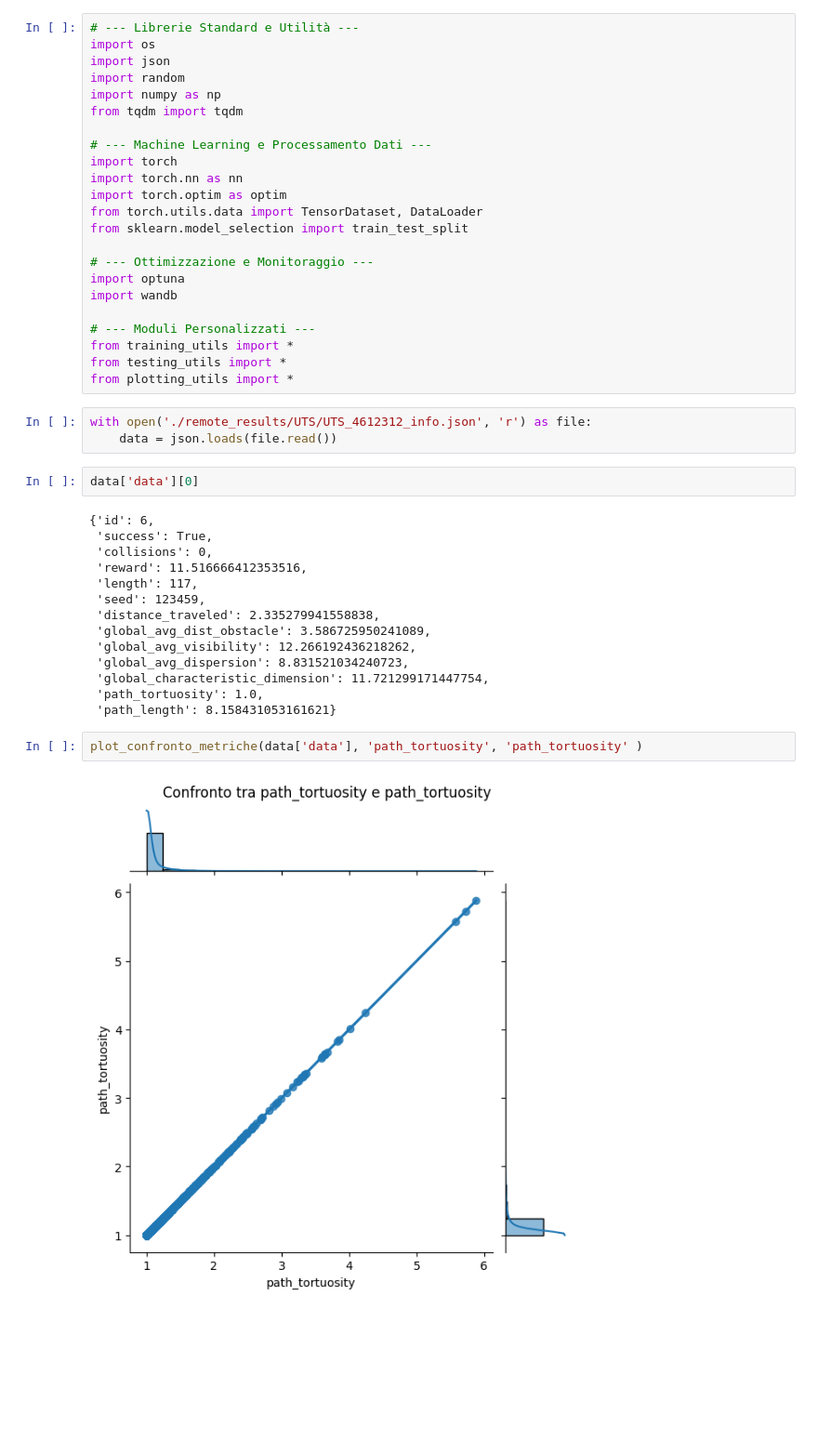
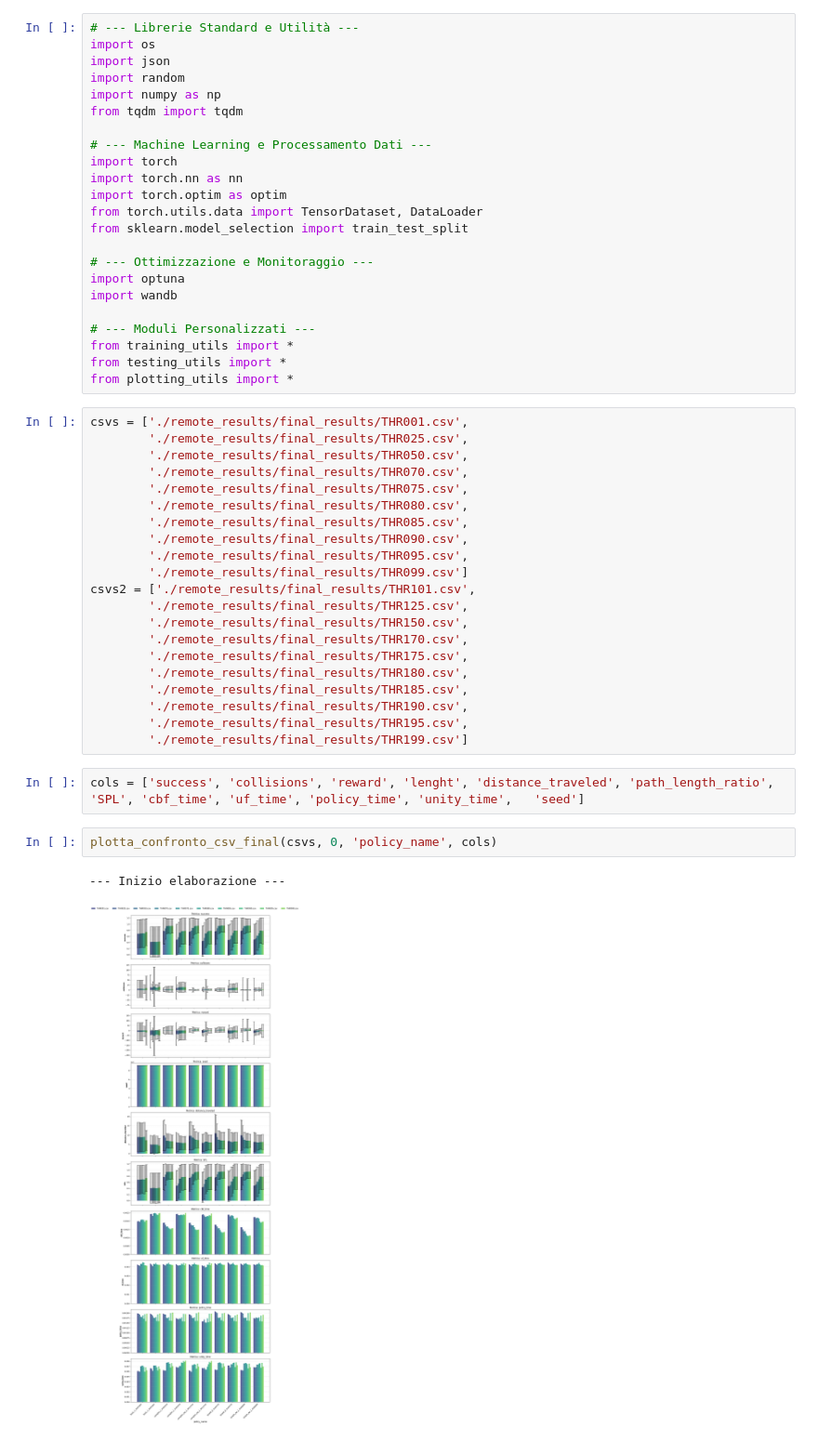
Before and after one commit to GiacomoAru/UASRL, a Jupyter notebook: data_analysis.ipynb, the cells around one changed output. Shown at 93% size. Cells and saved outputs as stored; diff of their text form; blank space fills up the shorter version.

```diff
--- a/data_analysis.ipynb
+++ b/data_analysis.ipynb
@@ -21,26 +21,31 @@ import wandb
 from training_utils import *
 from testing_utils import *
 from plotting_utils import *
-# %%
-with open('./remote_results/UTS/UTS_4612312_info.json', 'r') as file:
-    data = json.loads(file.read())
-# %%
-data['data'][0]
-# %% [output]
-{'id': 6,
- 'success': True,
- 'collisions': 0,
- 'reward': 11.516666412353516,
- 'length': 117,
- 'seed': 123459,
- 'distance_traveled': 2.335279941558838,
- 'global_avg_dist_obstacle': 3.586725950241089,
- 'global_avg_visibility': 12.266192436218262,
- 'global_avg_dispersion': 8.831521034240723,
- 'global_characteristic_dimension': 11.721299171447754,
- 'path_tortuosity': 1.0,
- 'path_length': 8.158431053161621}
-# %%
-plot_confronto_metriche(data['data'], 'path_tortuosity', 'path_tortuosity' )
-# %% [output]
-[figure, removed]
+# %%
+csvs = ['./remote_results/final_results/THR001.csv',
+        './remote_results/final_results/THR025.csv',
+        './remote_results/final_results/THR050.csv',
+        './remote_results/final_results/THR070.csv',
+        './remote_results/final_results/THR075.csv',
+        './remote_results/final_results/THR080.csv',
+        './remote_results/final_results/THR085.csv',
+        './remote_results/final_results/THR090.csv',
+        './remote_results/final_results/THR095.csv',
+        './remote_results/final_results/THR099.csv']
+csvs2 = ['./remote_results/final_results/THR101.csv',
+        './remote_results/final_results/THR125.csv',
+        './remote_results/final_results/THR150.csv',
+        './remote_results/final_results/THR170.csv',
+        './remote_results/final_results/THR175.csv',
+        './remote_results/final_results/THR180.csv',
+        './remote_results/final_results/THR185.csv',
+        './remote_results/final_results/THR190.csv',
+        './remote_results/final_results/THR195.csv',
+        './remote_results/final_results/THR199.csv']
+# %%
+cols = ['success', 'collisions', 'reward', 'lenght', 'distance_traveled', 'path_length_ratio', 'SPL', 'cbf_time', 'uf_time', 'policy_time', 'unity_time',   'seed']
+# %%
+plotta_confronto_csv_final(csvs, 0, 'policy_name', cols)
+# %% [output]
+--- Inizio elaborazione ---
+[figure, added]
```
Also changed, not shown: parts of 6 cells of this notebook, 38 other files.
